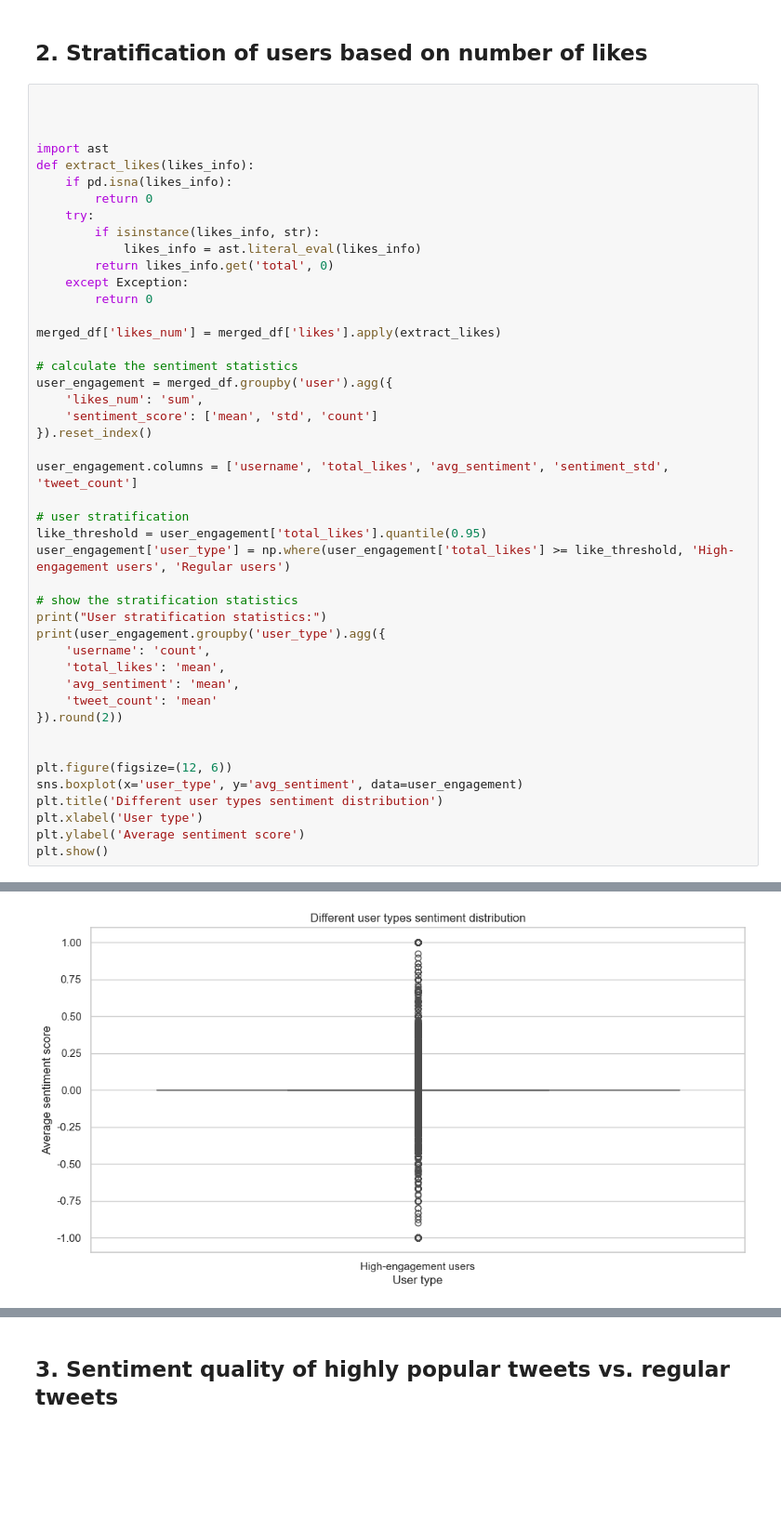
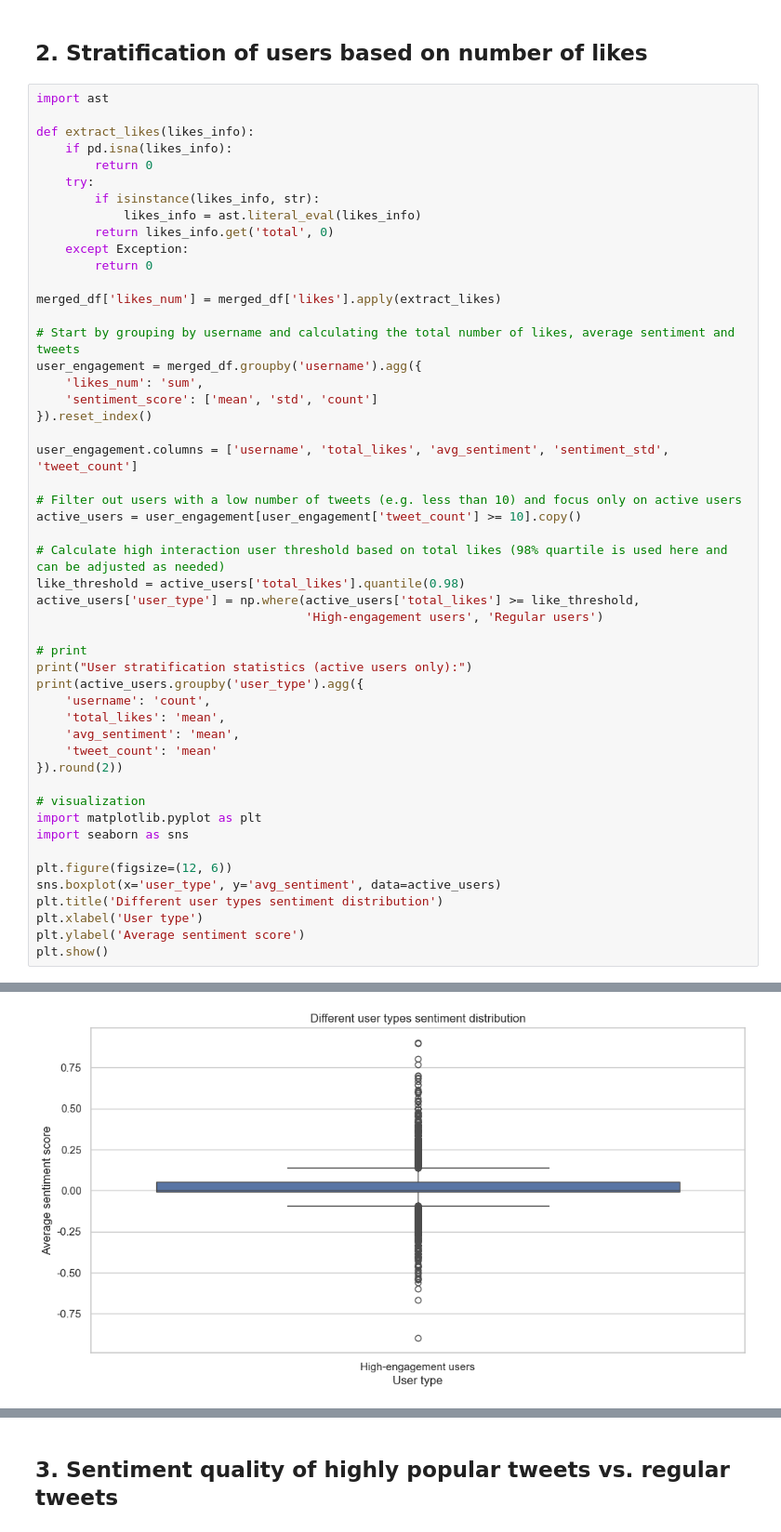
Before and after one commit to INdieCogneuro/IE684-TweetMiner_Market_Sentiment_Analysis, a Jupyter notebook: 4_Analysis/6_UserEngagementandSentimentDiffusionAnalysis.ipynb, the cells around one changed output, grey strips where cells are left out. Shown at 93% size. Drawn from its saved outputs; the diff is of its cells as text; blank space fills up the shorter version.

```diff
--- a/4_Analysis/6_UserEngagementandSentimentDiffusionAnalysis.ipynb
+++ b/4_Analysis/6_UserEngagementandSentimentDiffusionAnalysis.ipynb
@@ -71,10 +71,8 @@ Total likes: 1019471
 
 ## 2. Stratification of users based on number of likes
 # %%
+import ast
 
-
-
-import ast
 def extract_likes(likes_info):
     if pd.isna(likes_info):
         return 0
@@ -87,30 +85,37 @@ def extract_likes(likes_info):
 
 merged_df['likes_num'] = merged_df['likes'].apply(extract_likes)
 
-# calculate the sentiment statistics
-user_engagement = merged_df.groupby('user').agg({
+# Start by grouping by username and calculating the total number of likes, average sentiment and tweets
+user_engagement = merged_df.groupby('username').agg({
     'likes_num': 'sum',
     'sentiment_score': ['mean', 'std', 'count']
 }).reset_index()
 
 user_engagement.columns = ['username', 'total_likes', 'avg_sentiment', 'sentiment_std', 'tweet_count']
 
-# user stratification
-like_threshold = user_engagement['total_likes'].quantile(0.95)
-user_engagement['user_type'] = np.where(user_engagement['total_likes'] >= like_threshold, 'High-engagement users', 'Regular users')
+# Filter out users with a low number of tweets (e.g. less than 10) and focus only on active users
+active_users = user_engagement[user_engagement['tweet_count'] >= 10].copy()
 
-# show the stratification statistics
-print("User stratification statistics:")
-print(user_engagement.groupby('user_type').agg({
+# Calculate high interaction user threshold based on total likes (98% quartile is used here and can be adjusted as needed)
+like_threshold = active_users['total_likes'].quantile(0.98)
+active_users['user_type'] = np.where(active_users['total_likes'] >= like_threshold,
+                                     'High-engagement users', 'Regular users')
+
+# print
+print("User stratification statistics (active users only):")
+print(active_users.groupby('user_type').agg({
     'username': 'count',
     'total_likes': 'mean',
     'avg_sentiment': 'mean',
     'tweet_count': 'mean'
 }).round(2))
 
+# visualization
+import matplotlib.pyplot as plt
+import seaborn as sns
 
 plt.figure(figsize=(12, 6))
-sns.boxplot(x='user_type', y='avg_sentiment', data=user_engagement)
+sns.boxplot(x='user_type', y='avg_sentiment', data=active_users)
 plt.title('Different user types sentiment distribution')
 plt.xlabel('User type')
 plt.ylabel('Average sentiment score')
@@ -123 +128 @@ High-engagement users     35832          0.0           0.04         21.6
-[figure, old version]
+[figure, new version]
```
Also changed, not shown: parts of 16 cells of this notebook, 5 other files.
